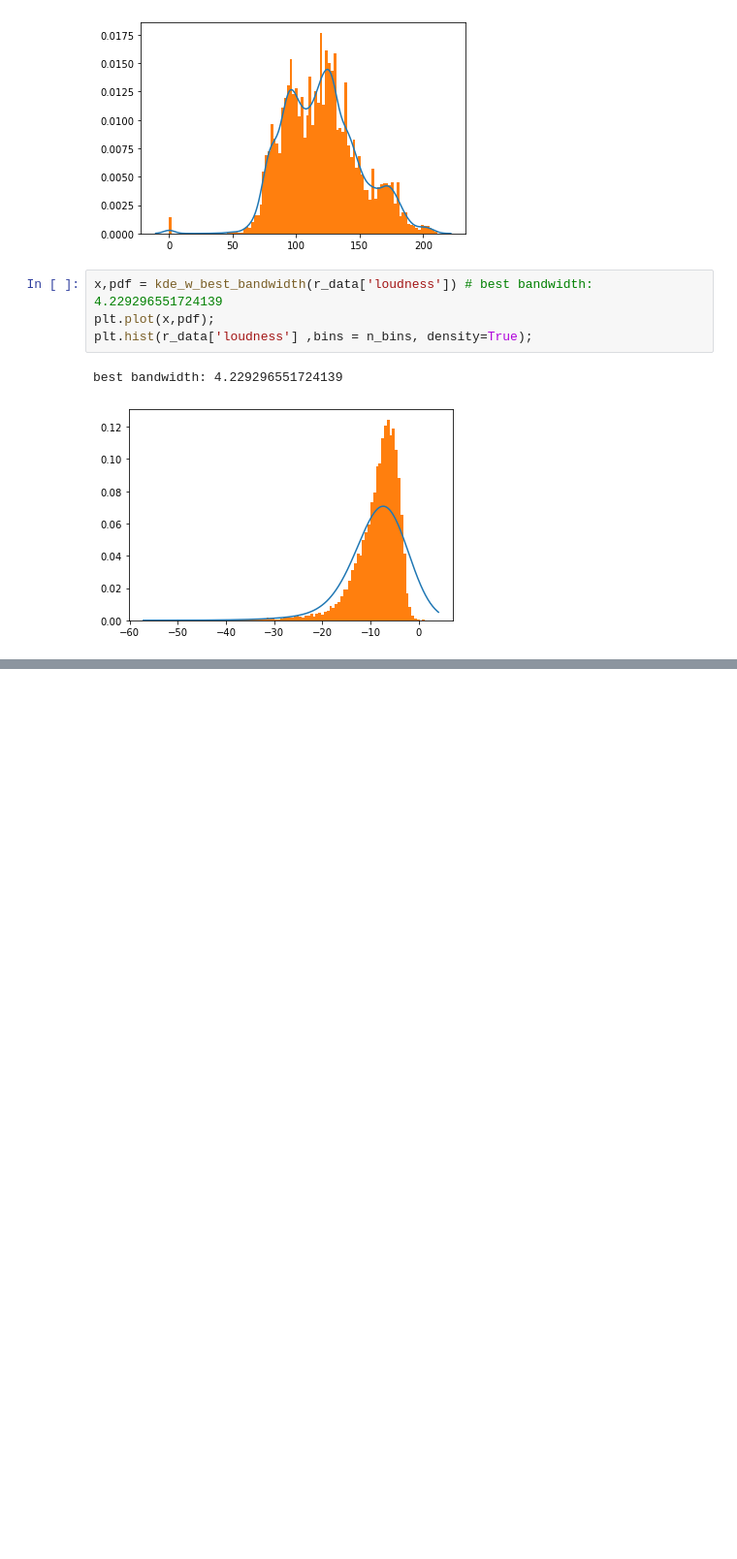
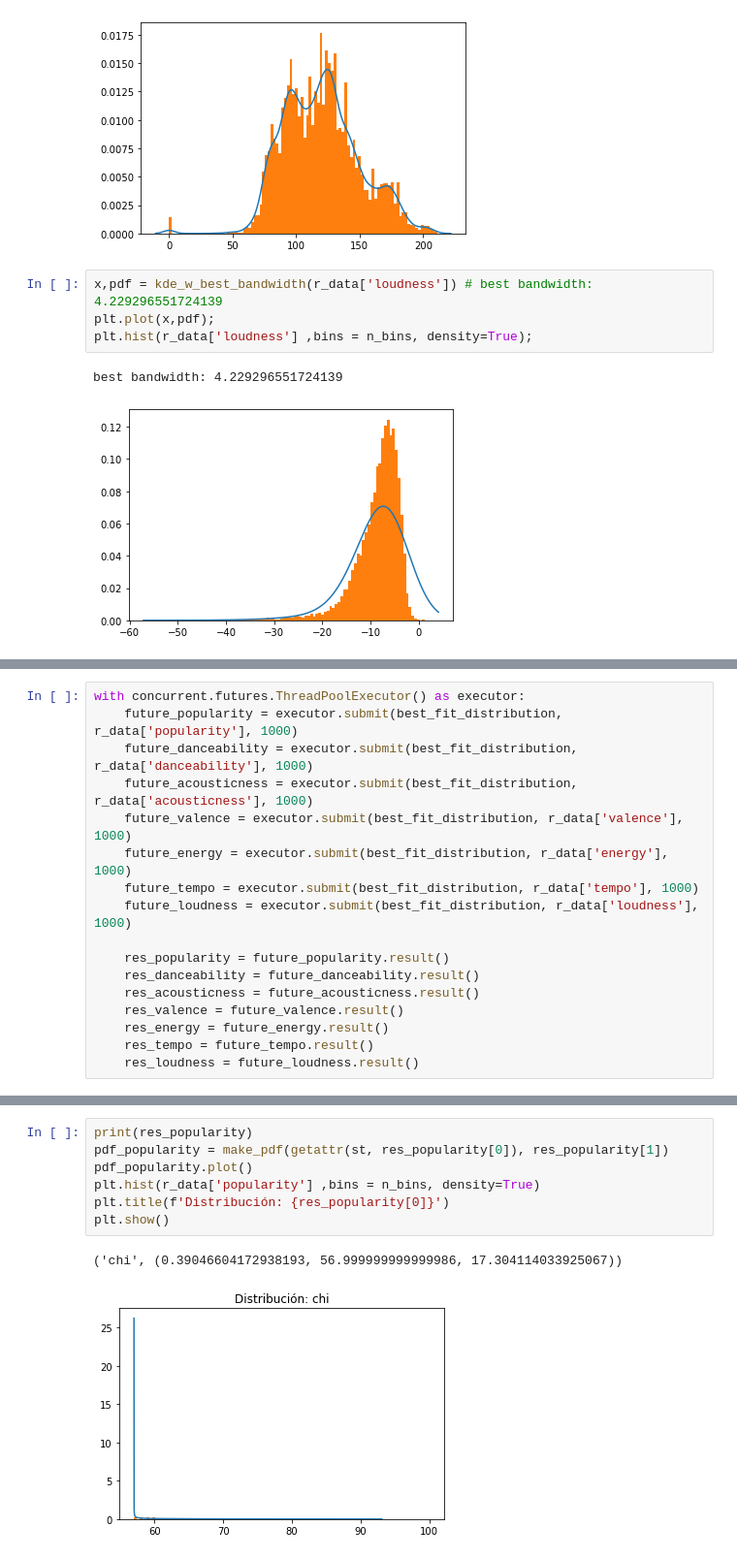
Before and after one commit to OscarFlores-IFi/SPF-2021-Tareas, a Jupyter notebook: Proyecto/Proyecto Simulación de Procesos.ipynb, the cells around one changed output, grey strips where cells are left out. Shown at 97% size. Drawn from its saved outputs; the diff is of its cells as text; blank space fills up the shorter version.

```diff
--- a/Proyecto/Proyecto Simulación de Procesos.ipynb
+++ b/Proyecto/Proyecto Simulación de Procesos.ipynb
@@ -314,0 +404,17 @@ best bandwidth: 4.229296551724139
+# %%
+with concurrent.futures.ThreadPoolExecutor() as executor:
+    future_popularity = executor.submit(best_fit_distribution, r_data['popularity'], 1000)
+    future_danceability = executor.submit(best_fit_distribution, r_data['danceability'], 1000)
+    future_acousticness = executor.submit(best_fit_distribution, r_data['acousticness'], 1000)
+    future_valence = executor.submit(best_fit_distribution, r_data['valence'], 1000)
+    future_energy = executor.submit(best_fit_distribution, r_data['energy'], 1000)
+    future_tempo = executor.submit(best_fit_distribution, r_data['tempo'], 1000)
+    future_loudness = executor.submit(best_fit_distribution, r_data['loudness'], 1000)
+
+    res_popularity = future_popularity.result()
+    res_danceability = future_danceability.result()
+    res_acousticness = future_acousticness.result()
+    res_valence = future_valence.result()
+    res_energy = future_energy.result()
+    res_tempo = future_tempo.result()
+    res_loudness = future_loudness.result()
@@ -314,0 +439,10 @@ best bandwidth: 4.229296551724139
+# %%
+print(res_popularity)
+pdf_popularity = make_pdf(getattr(st, res_popularity[0]), res_popularity[1])
+pdf_popularity.plot()
+plt.hist(r_data['popularity'] ,bins = n_bins, density=True)
+plt.title(f'Distribución: {res_popularity[0]}')
+plt.show()
+# %% [output]
+('chi', (0.39046604172938193, 56.999999999999986, 17.304114033925067))
+[figure, added]
```
Also changed, not shown: parts of 14 cells of this notebook.
